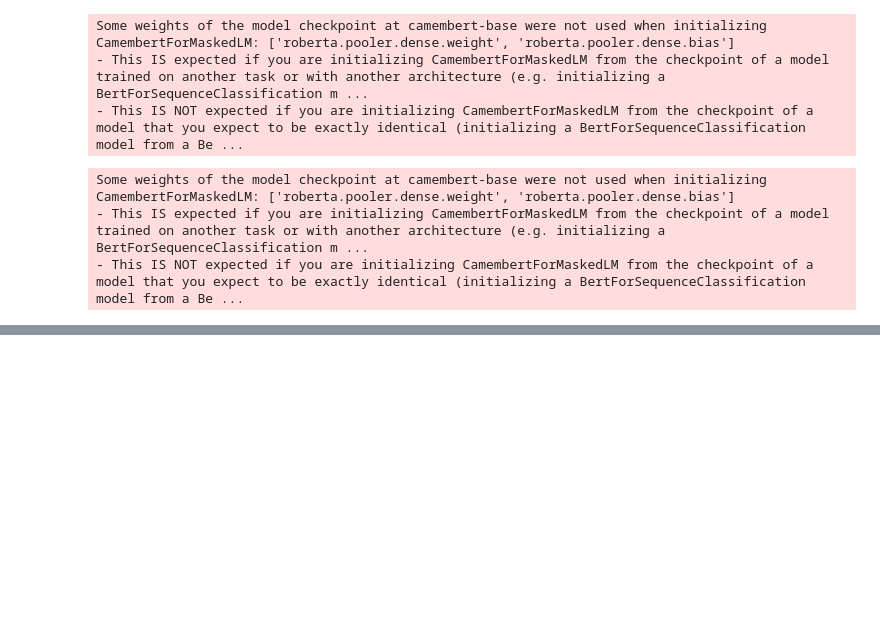
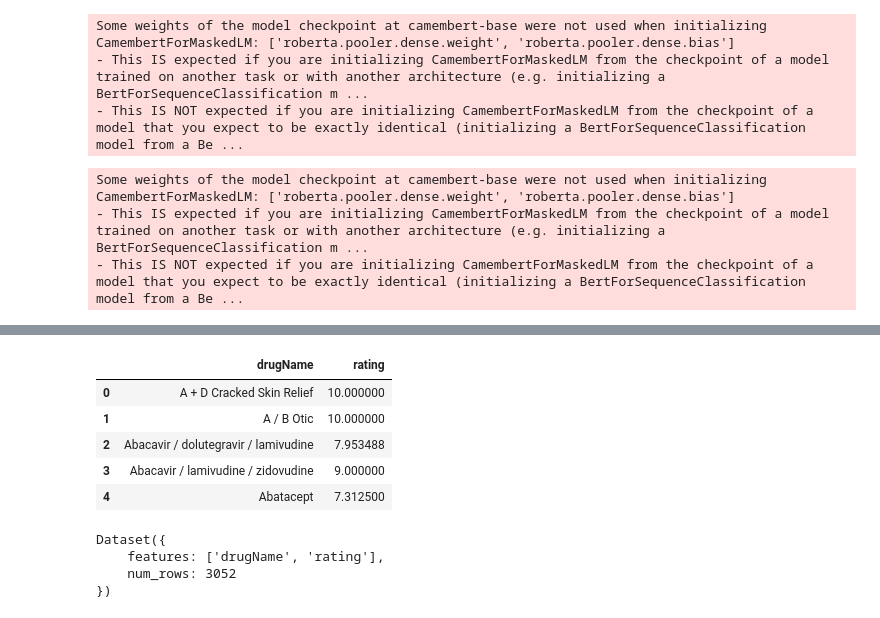
Before and after one commit to Mattrfu/HuggingFaceTesting, a Jupyter notebook: learnHuggingFace.ipynb, the cells around one changed output, grey strips where cells are left out. Saved outputs shown, nothing was run; the diff lists cells and outputs as text; code cells hidden in the pictures; blank space fills up the shorter version.

```diff
--- a/learnHuggingFace.ipynb
+++ b/learnHuggingFace.ipynb
@@ -619,0 +1047,24 @@ Some weights of the model checkpoint at camembert-base were not used when initia
+# %%
+from datasets import Dataset
+
+avg = (
+    train_df.groupby("drugName", as_index=False)["rating"]
+    .mean()
+    .rename(columns={"index": "drugName", "rating": "rating"})
+)
+avg.head()
+# %% [output]
+|  | drugName | rating |
+| 0 | A + D Cracked Skin Relief | 10.000000 |
+| 1 | A / B Otic | 10.000000 |
+| 2 | Abacavir / dolutegravir / lamivudine | 7.953488 |
+| 3 | Abacavir / lamivudine / zidovudine | 9.000000 |
+| 4 | Abatacept | 7.312500 |
+# %%
+avg_dataset = Dataset.from_pandas(avg)
+avg_dataset
+# %% [output]
+Dataset({
+    features: ['drugName', 'rating'],
+    num_rows: 3052
+})
```
Also changed, not shown: parts of 67 cells of this notebook.
